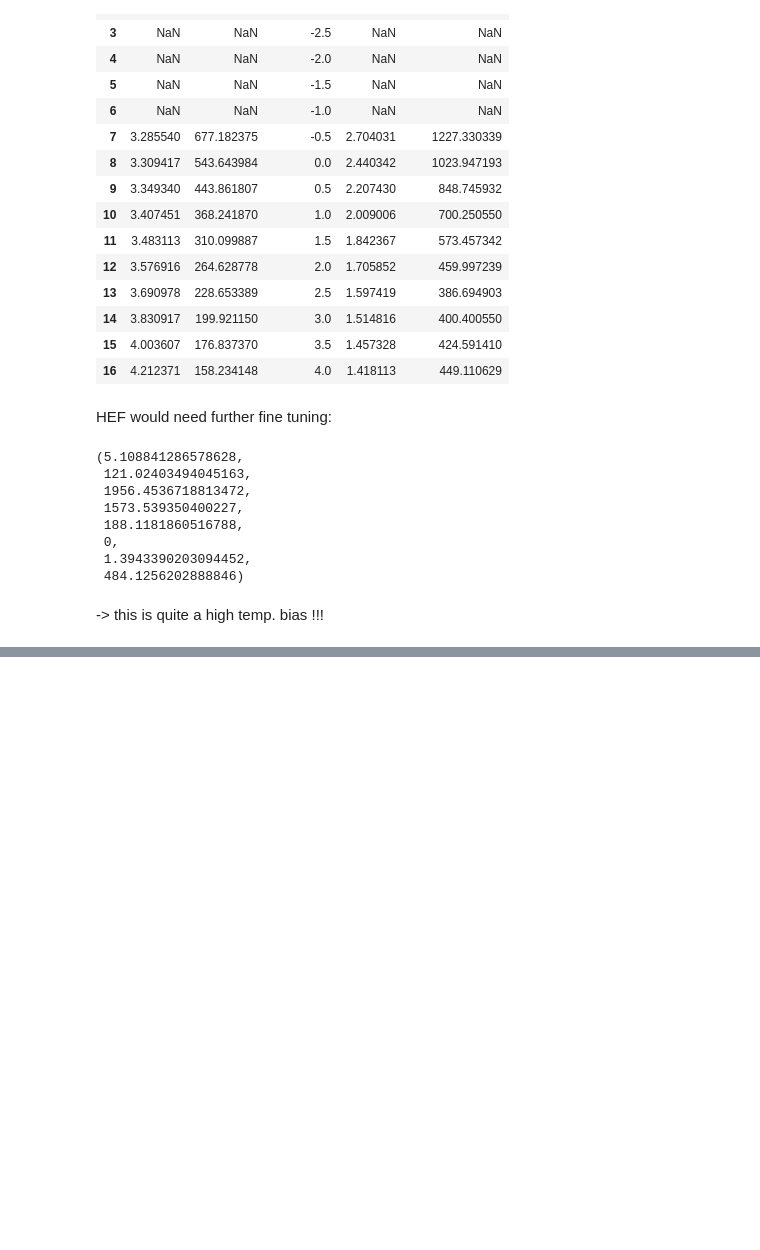
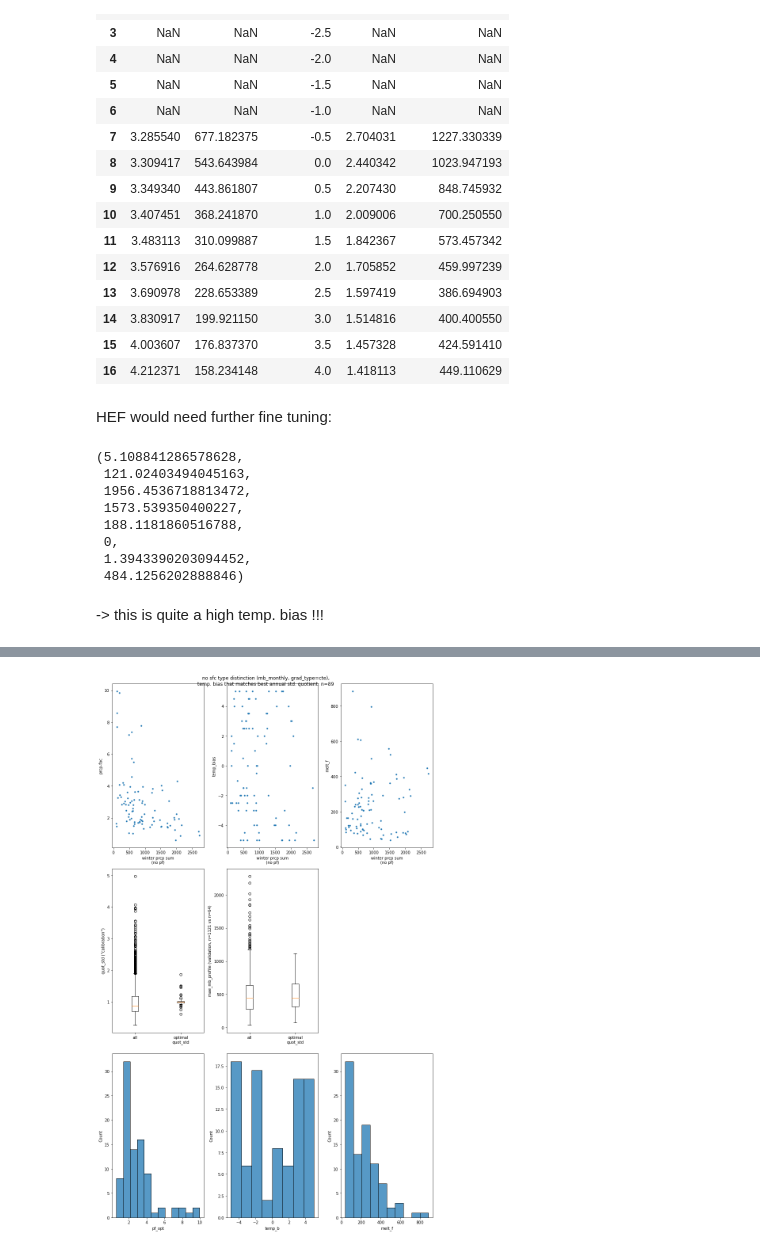
Before and after one commit to OGGM/massbalance-sandbox, a Jupyter notebook: docs/surface_type_distinction/oggm_sfc_type_bucket.ipynb, the cells around one changed output, grey strips where cells are left out. Cells and saved outputs as stored; diff of their text form; code cells hidden in the pictures; blank space fills up the shorter version.

```diff
--- a/docs/surface_type_distinction/oggm_sfc_type_bucket.ipynb
+++ b/docs/surface_type_distinction/oggm_sfc_type_bucket.ipynb
@@ -522,3 +522,5 @@ from MBsandbox.help_func import calibrate_to_geodetic_bias_winter_mb
+# %%
+out = calibrate_to_geodetic_bias_winter_mb(gdirs[0], method = 'pre-check', temp_bias = 0, mb_type = 'mb_pseudo_daily')
 # %%
 import time
 start = time.time()
@@ -633,0 +636,6 @@ out
+# %%
+_, path = utils.get_wgms_files()
+pd_mb_overview = pd.read_csv(path[:-len('/mbdata')] + '/mb_overview_seasonal_mb_time_periods_20220301.csv',
+                                     index_col='Unnamed: 0')
+seasonal_mb_candidates = pd_mb_overview.rgi_id.unique()
+ref_candidates = seasonal_mb_candidates #oggm.utils.get_ref_mb_glaciers_candidates()
@@ -633,0 +742,61 @@ out
+# %%
+ts = []
+for rgi_id in ref_candidates:
+    try:
+        f = pd.read_csv(f'/home/lilianschuster/Schreibtisch/PhD/bayes_2022/calib_winter_mb/test_run/calib_winter_mb_monthly_melt_f_update_{rgi_id}_methodpre-check.csv')
+        ts.append(f)
+    except:
+        pass
+pd_calib_sfc_type =pd.concat(ts, ignore_index = True)
+#pd_calib_sfc_type = pd_calib_sfc_type[pd_calib_sfc_type.grad_type == 'cte']
+#pd_calib_sfc_type = pd_calib_sfc_type[pd_calib_sfc_type.melt_f_change == 'linear']
+pd_calib_sfc_type = pd_calib_sfc_type.dropna(subset=['pf_opt', 'melt_f'])
+# %%
+plt.figure(figsize=(12,20))
+plt.suptitle(f'no sfc type distinction (mb_monthly, grad_type=cte),\ntemp. bias that matches best annual std. quotient: n={len(rgi_working)}')
+
+plt.subplot(331)
+plt.plot(pd_calib_opt_quot_std.winter_prcp_mean_no_pf,
+         pd_calib_opt_quot_std.pf_opt, '.')
+plt.xlabel('winter prcp sum\n(no pf)')
+plt.ylabel('prcp-fac')
+
+plt.subplot(332)
+plt.plot(pd_calib_opt_quot_std.winter_prcp_mean_no_pf,
+         pd_calib_opt_quot_std.temp_bias, '.')
+plt.xlabel('winter prcp sum\n(no pf)')
+plt.ylabel('temp_bias')
+
+plt.subplot(333)
+plt.plot(pd_calib_opt_quot_std.winter_prcp_mean_no_pf,
+         pd_calib_opt_quot_std.melt_f, '.')
+plt.xlabel('winter prcp sum\n(no pf)')
+plt.ylabel('melt_f')
+
+plt.subplot(334)
+plt.boxplot([pd_calib.quot_std,
+             pd_calib_opt_quot_std.quot_std])
+plt.xticks(ticks=[1,2], labels=['all', 'optimal\nquot_std'])
+plt.ylabel('quot_std ("calibration")')
+
+plt.subplot(335)
+plt.boxplot([pd_calib.mae_mb_profile.dropna(),
+             pd_calib_opt_quot_std.mae_mb_profile])
+plt.xticks(ticks=[1,2], labels=['all', 'optimal\nquot_std'])
+
+plt.ylabel(f'mae_mb_profile (validation, n={working_mb_profile_len} vs n={working_mb_profile_len_opt_quot})')
+import seaborn as sns
+plt.subplot(337)
+sns.histplot(pd_calib_opt_quot_std.pf_opt) #, kind = 'kde')
+plt.xlabel('pf_opt')
+
+plt.subplot(338)
+sns.histplot(pd_calib_opt_quot_std.temp_bias)
+plt.xlabel('temp_b')
+
+plt.subplot(339)
+sns.histplot(pd_calib_opt_quot_std.melt_f)
+plt.xlabel('melt_f')
+plt.tight_layout()
+# %% [output]
+[figure, added]
```
Also changed, not shown: parts of 30 cells of this notebook, 12 other files.
